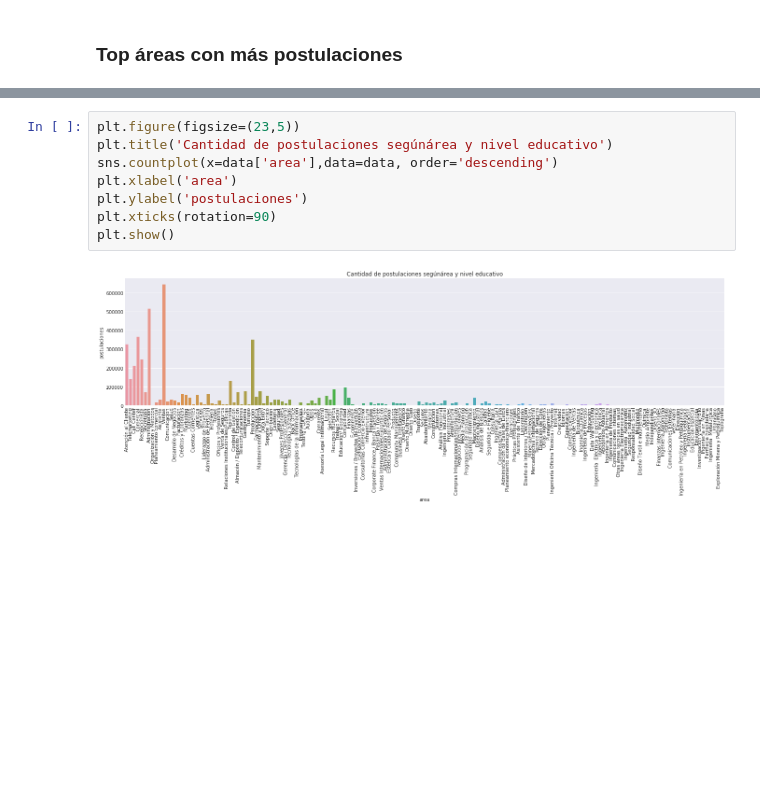
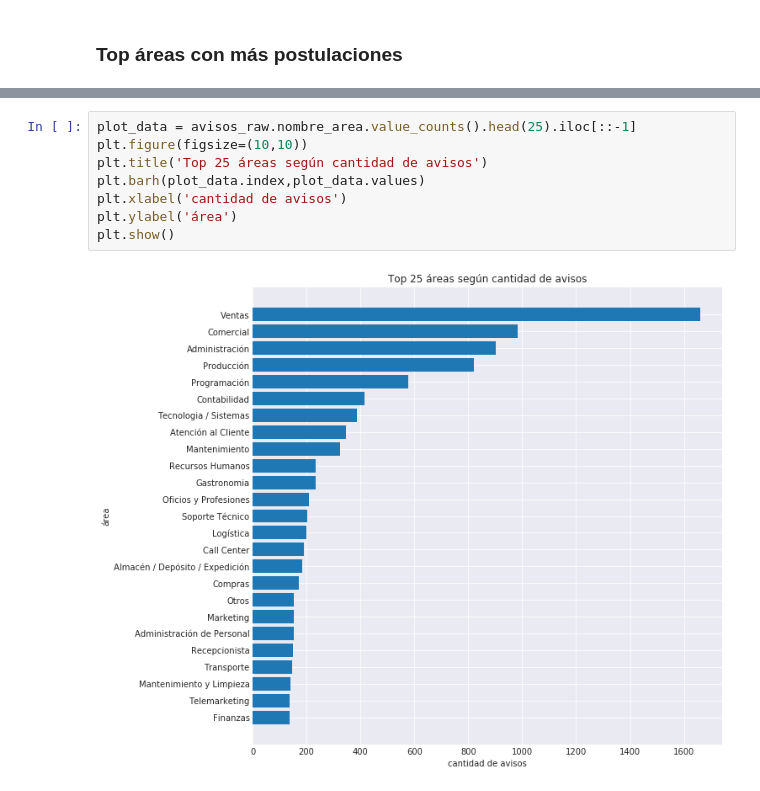
Before and after one commit to tbotalla/Datos1Q2018, a Jupyter notebook: parte1/Postulaciones.ipynb, the cells around one changed output, grey strips where cells are left out. Cells and saved outputs as stored; diff of their text form; blank space fills up the shorter version.

```diff
--- a/parte1/Postulaciones.ipynb
+++ b/parte1/Postulaciones.ipynb
@@ -146,10 +146,10 @@ plt.show()
-# %%
-plt.figure(figsize=(23,5))
-plt.title('Cantidad de postulaciones segúnárea y nivel educativo')
-sns.countplot(x=data['area'],data=data, order='descending')
-plt.xlabel('area')
-plt.ylabel('postulaciones')
-plt.xticks(rotation=90)
-plt.show()
-# %% [output]
-[figure, removed]
+# %%
+plot_data = avisos_raw.nombre_area.value_counts().head(25).iloc[::-1]
+plt.figure(figsize=(10,10))
+plt.title('Top 25 áreas según cantidad de avisos')
+plt.barh(plot_data.index,plot_data.values)
+plt.xlabel('cantidad de avisos')
+plt.ylabel('área')
+plt.show()
+# %% [output]
+[figure, added]
```
Also changed, not shown: parts of 1 cell of this notebook.
